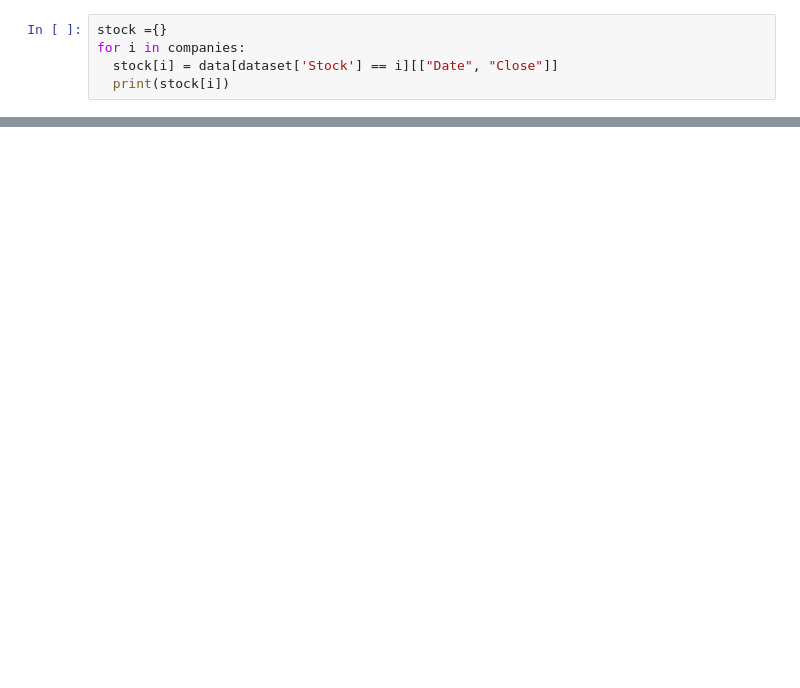
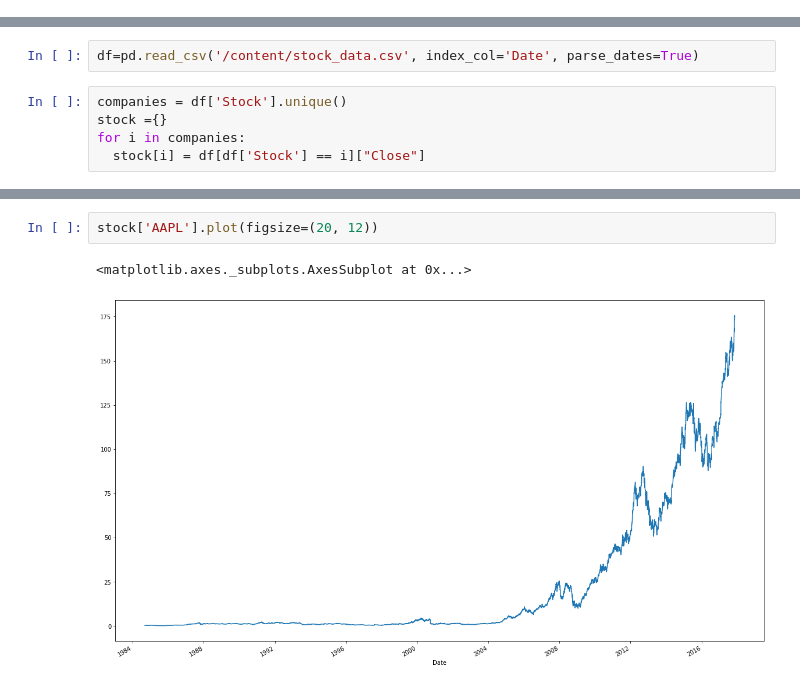
Before and after one commit to DaiVo20/Stock-Price-Prediction, a Jupyter notebook: ARIMA.ipynb, the cells around one changed output, grey strips where cells are left out. Saved outputs shown, nothing was run; the diff lists cells and outputs as text; blank space fills up the shorter version.

```diff
--- a/ARIMA.ipynb
+++ b/ARIMA.ipynb
@@ -55,5 +2,0 @@ array(['AAPL', 'TSLA', 'MSFT', 'FB'], dtype=object)
-# %%
-stock ={}
-for i in companies:
-  stock[i] = data[dataset['Stock'] == i][["Date", "Close"]]
-  print(stock[i])
@@ -131,0 +9,7 @@ predicted=175.319220, expected=174.670000
+# %%
+df=pd.read_csv('/content/stock_data.csv', index_col='Date', parse_dates=True)
+# %%
+companies = df['Stock'].unique()
+stock ={}
+for i in companies:
+  stock[i] = df[df['Stock'] == i]["Close"]
@@ -131,0 +34,5 @@ predicted=175.319220, expected=174.670000
+# %%
+stock['AAPL'].plot(figsize=(20, 12))
+# %% [output]
+<matplotlib.axes._subplots.AxesSubplot at 0x...>
+[figure, added]
```
Also changed, not shown: parts of 37 cells of this notebook.
